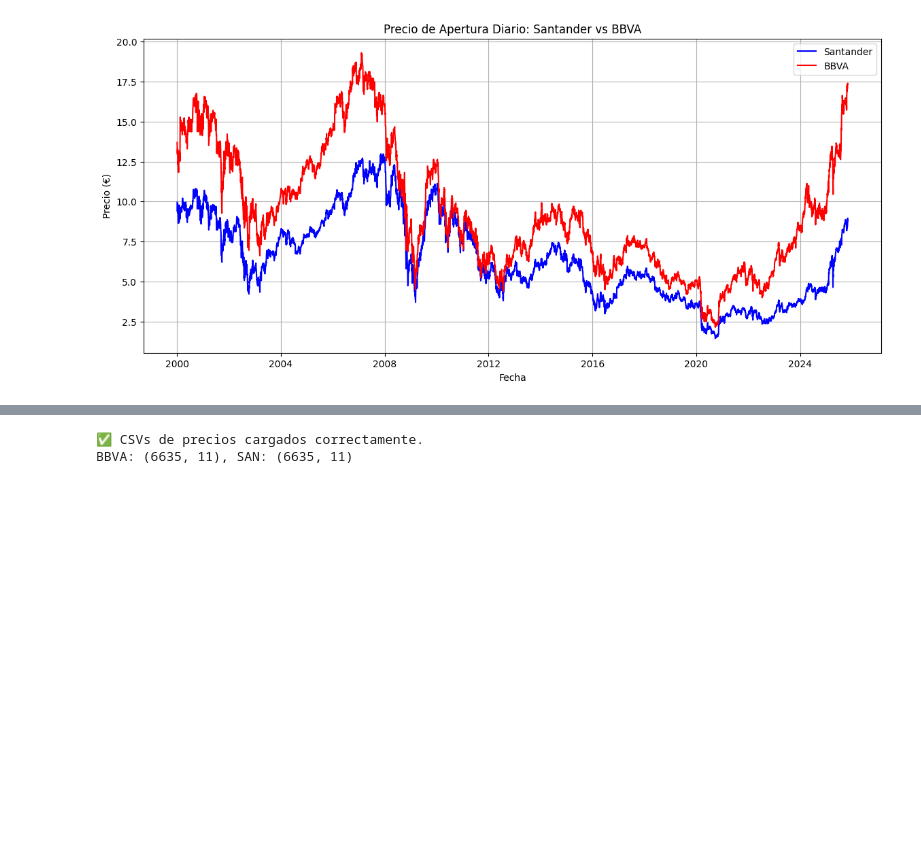
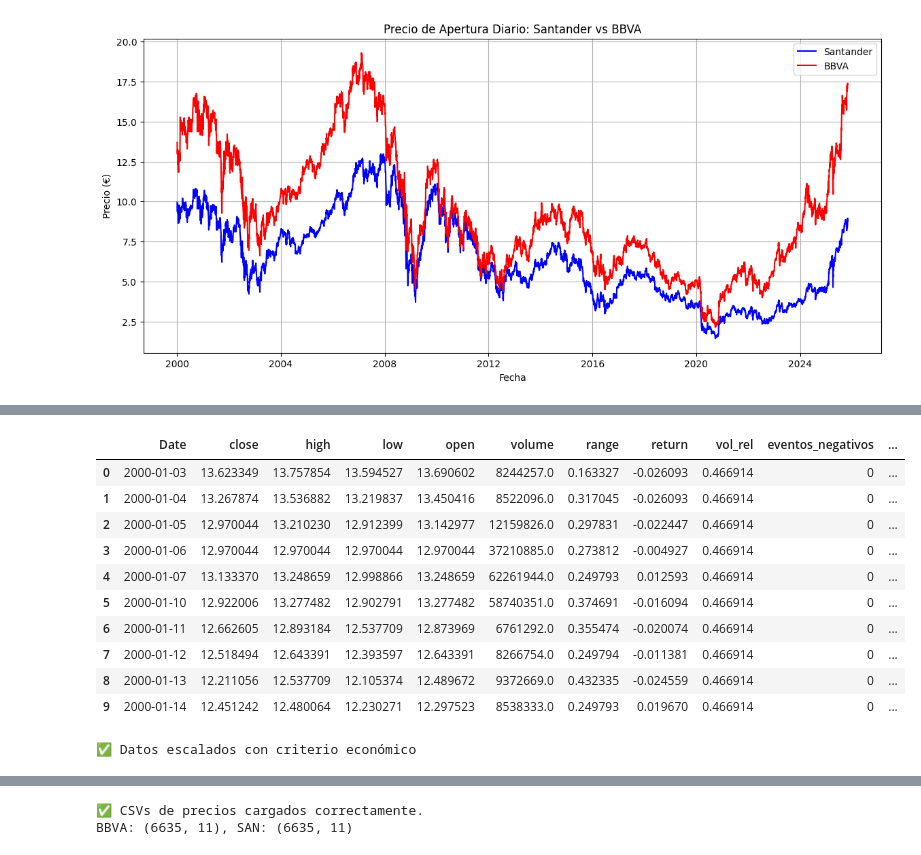
Before and after one commit to josean9/Caso02_Prediccion_BBVA_SANTANDER, a Jupyter notebook: notebooks/notebook2.ipynb, the cells around one changed output, grey strips where cells are left out. Cells and saved outputs as stored; diff of their text form; code cells hidden in the pictures; blank space fills up the shorter version.

```diff
--- a/notebooks/notebook2.ipynb
+++ b/notebooks/notebook2.ipynb
@@ -166,0 +338,30 @@ df_sent.head(10)
+# %%
+# ============================================================
+# 🧹 Limpieza avanzada de 'volume', 'range' y 'return'
+# ============================================================
+
+cols_to_check = ["volume", "range", "return"]
+
+# 1️⃣ Convertir a numérico (forzando errores a NaN)
+for col in cols_to_check:
+    df_final[col] = pd.to_numeric(df_final[col], errors="coerce")
+
+# 2️⃣ Reemplazar ceros por NA para poder interpolar
+df_final[cols_to_check] = df_final[cols_to_check].replace(0, pd.NA)
+
+# 3️⃣ Interpolación lineal
+df_final[cols_to_check] = df_final[cols_to_check].interpolate(method="linear")
+
+# 4️⃣ Rellenar huecos iniciales y finales
+df_final[cols_to_check] = df_final[cols_to_check].fillna(method="bfill").fillna(method="ffill")
+
+# 5️⃣ Verificación final
+for col in cols_to_check:
+    dtype = df_final[col].dtype
+    missing = df_final[col].isna().sum()
+    zeros = (df_final[col] == 0).sum()
+    print(f"✅ {col}: dtype={dtype}, {missing} NA, {zeros} ceros")
+
+# 6️⃣ Muestra las primeras filas para inspección
+print("\n🧾 Vista rápida tras limpieza:")
+print(df_final[cols_to_check].head(10))
@@ -166,0 +425,43 @@ df_sent.head(10)
+# %%
+df_final.head(10)
+# %% [output]
+|  | Date | close | high | low | open | volume | range | return | vol_rel | eventos_negativos | ... |
+| 0 | 2000-01-03 | 13.623349 | 13.757854 | 13.594527 | 13.690602 | 8244257.0 | 0.163327 | -0.026093 | 0.466914 | 0 | ... |
+| 1 | 2000-01-04 | 13.267874 | 13.536882 | 13.219837 | 13.450416 | 8522096.0 | 0.317045 | -0.026093 | 0.466914 | 0 | ... |
+| 2 | 2000-01-05 | 12.970044 | 13.210230 | 12.912399 | 13.142977 | 12159826.0 | 0.297831 | -0.022447 | 0.466914 | 0 | ... |
+| 3 | 2000-01-06 | 12.970044 | 12.970044 | 12.970044 | 12.970044 | 37210885.0 | 0.273812 | -0.004927 | 0.466914 | 0 | ... |
+| 4 | 2000-01-07 | 13.133370 | 13.248659 | 12.998866 | 13.248659 | 62261944.0 | 0.249793 | 0.012593 | 0.466914 | 0 | ... |
+| 5 | 2000-01-10 | 12.922006 | 13.277482 | 12.902791 | 13.277482 | 58740351.0 | 0.374691 | -0.016094 | 0.466914 | 0 | ... |
+| 6 | 2000-01-11 | 12.662605 | 12.893184 | 12.537709 | 12.873969 | 6761292.0 | 0.355474 | -0.020074 | 0.466914 | 0 | ... |
+| 7 | 2000-01-12 | 12.518494 | 12.643391 | 12.393597 | 12.643391 | 8266754.0 | 0.249794 | -0.011381 | 0.466914 | 0 | ... |
+| 8 | 2000-01-13 | 12.211056 | 12.537709 | 12.105374 | 12.489672 | 9372669.0 | 0.432335 | -0.024559 | 0.466914 | 0 | ... |
+| 9 | 2000-01-14 | 12.451242 | 12.480064 | 12.230271 | 12.297523 | 8538333.0 | 0.249793 | 0.019670 | 0.466914 | 0 | ... |
+# %%
+from sklearn.preprocessing import MinMaxScaler
+import numpy as np
+
+# Copia del DF
+data = df_final.copy()
+
+# Columnas continuas a escalar
+features_to_scale = [
+    "open", "high", "low", "close",
+    "volume",
+    "sma_7", "sma_30", "sma_60"
+]
+
+# Columnas que dejamos sin escalar o se escalan aparte
+macro_vars = ["inflation_rate", "deposit_rate", "marginal_rate", "refinancing_rate"]
+binary_vars = ["eventos_negativos"]
+rate_vars = ["return"]
+
+scaler_cont = MinMaxScaler()
+data[features_to_scale] = scaler_cont.fit_transform(data[features_to_scale])
+
+# Normalización suave (dividir entre 10) de las macro, para mantener coherencia
+data[macro_vars] = data[macro_vars] / 10
+
+# Dejamos 'return' y 'eventos_negativos' como están
+print("✅ Datos escalados con criterio económico")
+# %% [output]
+✅ Datos escalados con criterio económico
```
Also changed, not shown: parts of 13 cells of this notebook, 5 other files.
